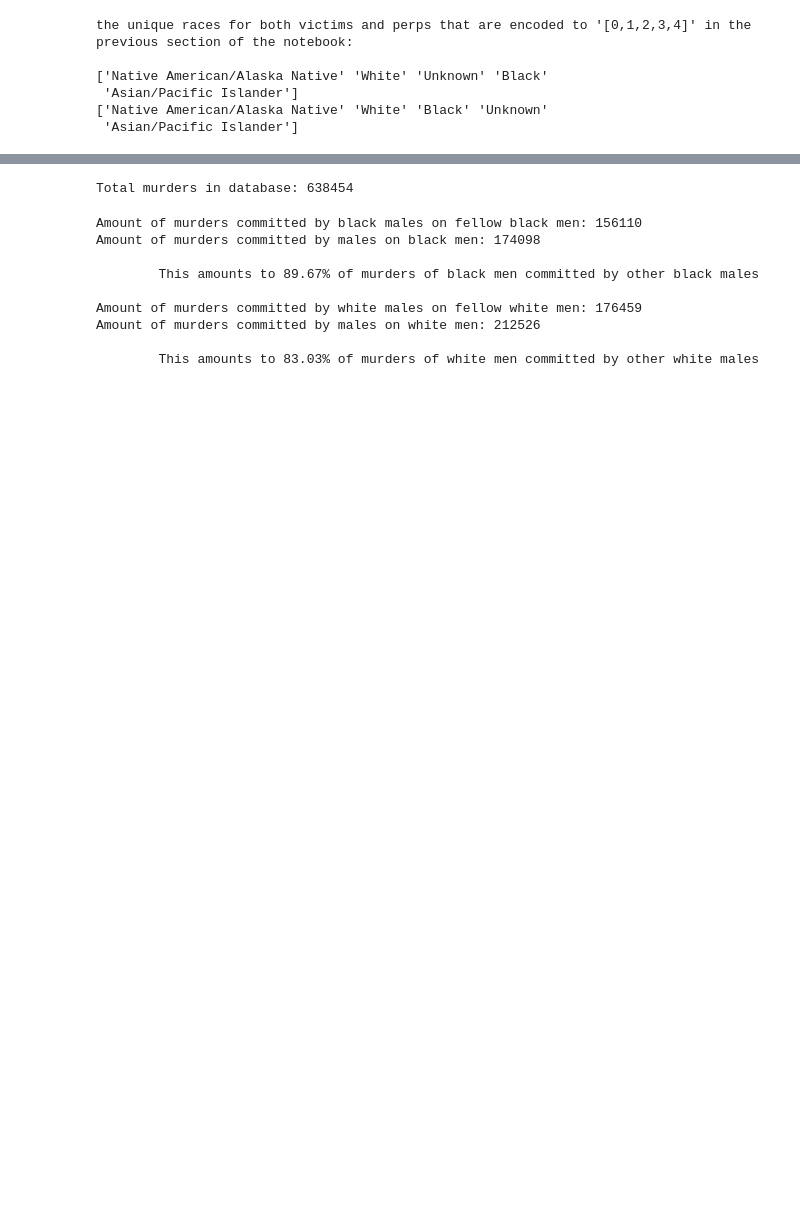
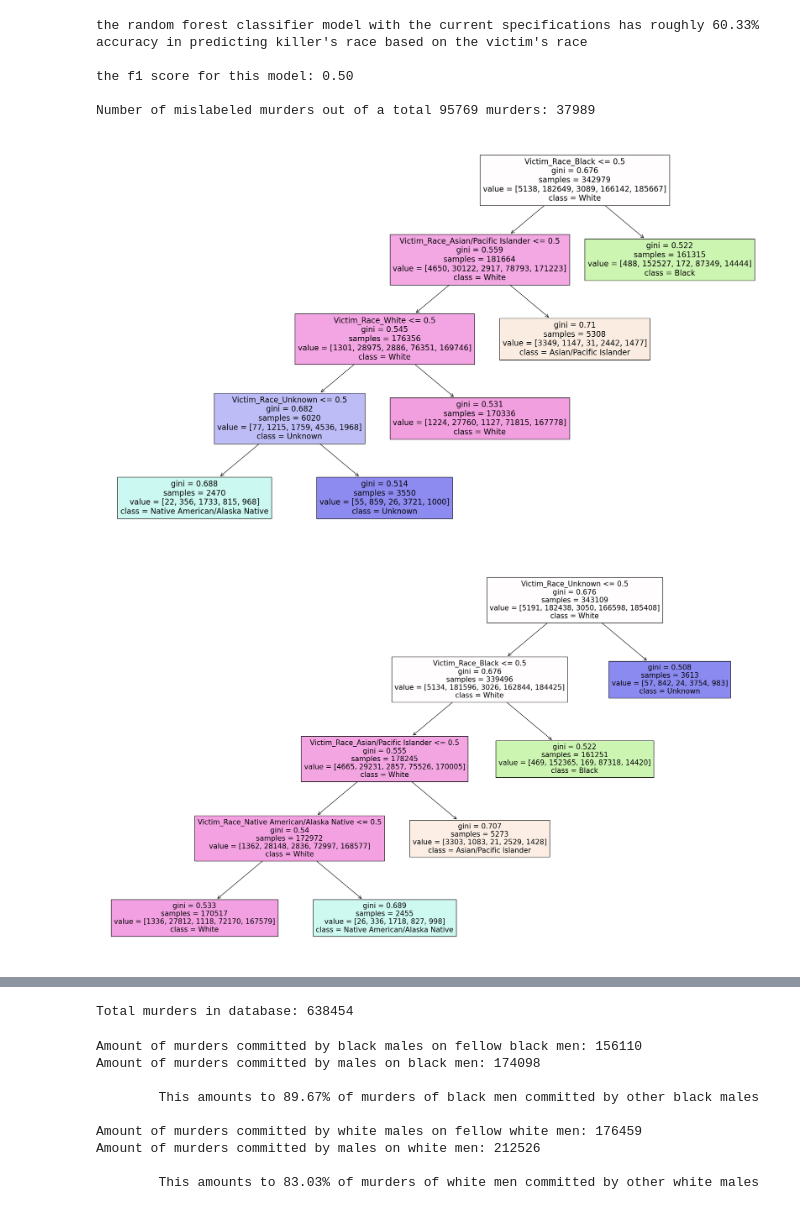
Before and after one commit to peethree/machine-learning, a Jupyter notebook: machine_learning_project.ipynb, the cells around one changed output, grey strips where cells are left out. Drawn from its saved outputs; the diff is of its cells as text; code cells hidden in the pictures; blank space fills up the shorter version.

```diff
--- a/machine_learning_project.ipynb
+++ b/machine_learning_project.ipynb
@@ -60,23 +115,66 @@ f"this model with the current specifications has roughly {100*score:,.2f}% accur
 # %%
 import pandas as pd
+from sklearn.preprocessing import LabelEncoder
+from sklearn.model_selection import train_test_split
+from sklearn.ensemble import RandomForestClassifier
+from sklearn.metrics import accuracy_score, f1_score
+from sklearn.tree import plot_tree
+import matplotlib.pyplot as plt
+
+"""Random Forest Classifier script"""
 
 murder_data = pd.read_csv("database.csv", low_memory=False)
 
 murder_data.rename(columns={"Record ID":"Record_ID","Agency Code":"Agency_Code","Agency Name":"Agency_Name","Agency Type":"Agency_Type","Crime Type":"Crime_Type",
                    "Crime Solved":"Crime_Solved", "Victim Sex":"Victim_sex", "Victim Age":"Victim_Age","Victim Ethnicity":"Victim_Ethnicity","Victim Race":"Victim_Race",
                    "Perpetrator Age":"Perpetrator_Age","Perpetrator Sex":"Perpetrator_Sex","Perpetrator Race":"Perpetrator_Race","Perpetrator Ethnicity":"Perpetrator_Ethnicity","Victim Count":"Victim_Count",
                    "Perpetrator Count":"Perpetrator_Count", "Record Source":"Record_Source"},inplace=True)
 
-print("the unique races for both victims and perps that are encoded to '[0,1,2,3,4]' in the previous section of the notebook:\n")
-murder_races = murder_data["Perpetrator_Race"].unique()
-print(murder_races)
+# print("the unique races for both victims and perps:\n")
+# murder_races = murder_data["Perpetrator_Race"].unique()
+# print(murder_races)
 
-victim_races = murder_data["Victim_Race"].unique()
-print(victim_races)
+# victim_races = murder_data["Victim_Race"].unique()
+# print(victim_races)
+
+# encode data
+enc = LabelEncoder()
+X = pd.get_dummies(murder_data[["Victim_Race"]])
+y = enc.fit_transform(murder_data["Perpetrator_Race"])
+
+# split X,y into test and training data
+X_train, X_test, y_train, y_test = train_test_split(X, y, test_size=0.15)
+
+# using a random forest classifier this time
+model = RandomForestClassifier(max_depth=5, random_state=0)
+
+# model training
+model.fit(X_train, y_train)
+
+# make predictions using the test set
+predictions = model.predict(X_test)
+
+# score
+score = accuracy_score(y_test, predictions)
+print(f"the random forest classifier model with the current specifications has roughly {100*score:,.2f}% accuracy in predicting killer's race based on the victim's race\n")
+f1 = f1_score(y_test, predictions, average='weighted')
+print(f"the f1 score for this model: {f1:,.2f}\n")
+print("Number of mislabeled murders out of a total %d murders: %d"
+      % (X_test.shape[0], (y_test != predictions).sum()))
+
+# graphs of the random forest classifier trees
+est = model.estimators_
+
+# plotting the first 5 decision trees (when using len(est), there are an overwhelming amount of trees)
+for i in range(5):
+    plt.figure(figsize=(25,15))
+    plot_tree(est[i], feature_names=X.columns, class_names=enc.classes_, filled=True)
+    plt.show()
 # %% [output]
-the unique races for both victims and perps that are encoded to '[0,1,2,3,4]' in the previous section of the notebook:
+the random forest classifier model with the current specifications has roughly 60.33% accuracy in predicting killer's race based on the victim's race
 
-['Native American/Alaska Native' 'White' 'Unknown' 'Black'
- 'Asian/Pacific Islander']
-['Native American/Alaska Native' 'White' 'Black' 'Unknown'
- 'Asian/Pacific Islander']
+the f1 score for this model: 0.50
+
+Number of mislabeled murders out of a total 95769 murders: 37989
+[figure, added]
+[figure, added]
```
Also changed, not shown: parts of 8 cells of this notebook.
